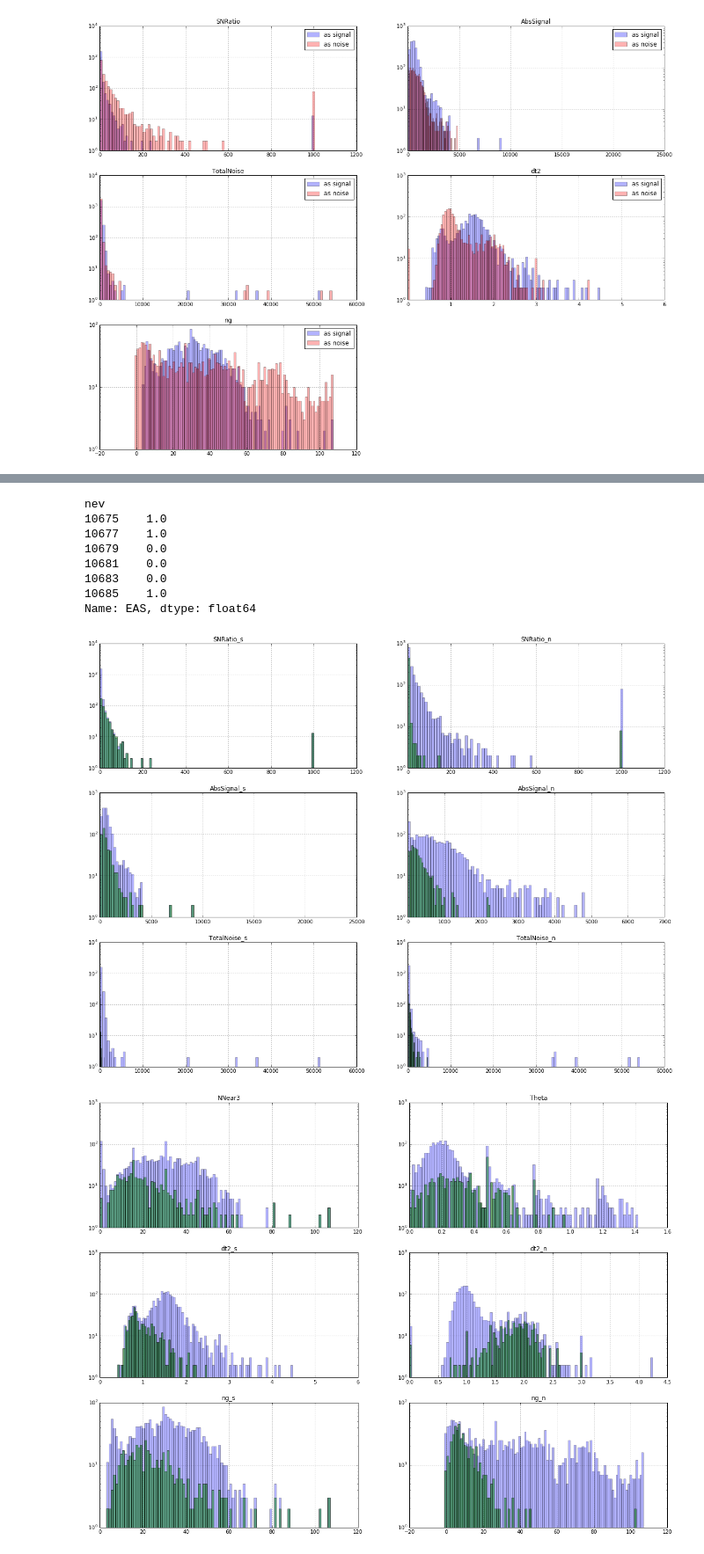
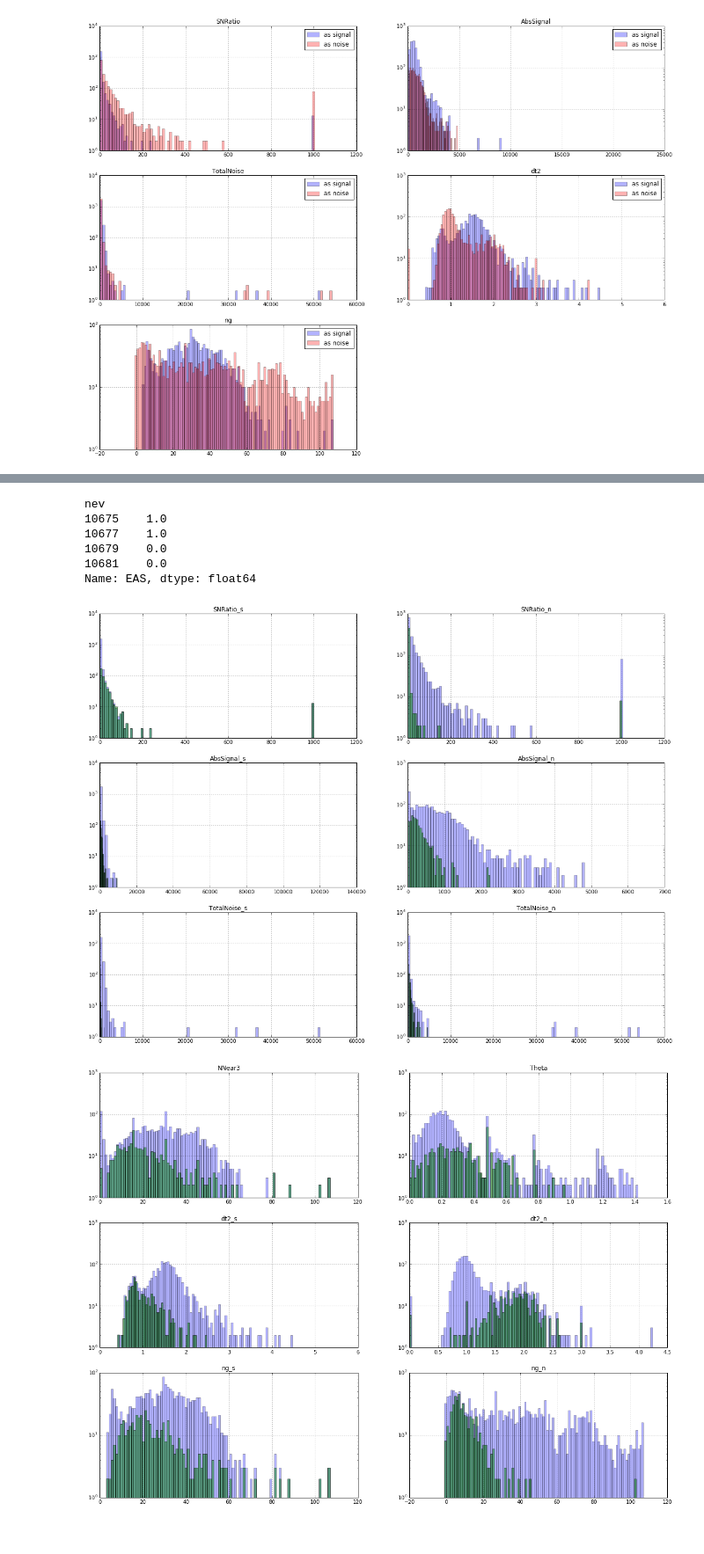
Before and after one commit to bonvech/Sphere, a Jupyter notebook: SelectEAS/SelectEAS.ipynb, the cells around one changed output, grey strips where cells are left out. Shown at 88% size. Cells and saved outputs as stored; diff of their text form; code cells hidden in the pictures.

```diff
--- a/SelectEAS/SelectEAS.ipynb
+++ b/SelectEAS/SelectEAS.ipynb
@@ -69,5 +79,0 @@ all[:][all['AbsSignal_s'] > 10000]
-# %%
-# Выбросим кадр 11048: в нем суммарный сигнал очень большой (дверь)
-all = all[:][all['AbsSignal_s'] < 100000]
-print(len(all))
-all[:3]
@@ -103,11 +100,10 @@ for i in range(len(param)//2 , len(param)):
 # %%
 sparam=['SNRatio','AbsSignal','TotalNoise','dt2','ng']
 plt.figure(figsize=(20,15))
-#plt.figure(1)
 for i in range(len(sparam)):
     plt.subplot(321+i)
-    plt.hist(all[sparam[i]+'_s'], bins = 100, alpha = 0.3, color = 'b', label=r"as signal") #, normed=True
-    plt.hist(all[sparam[i]+'_n'], bins = 100, alpha = 0.3, color = 'r', label=r"as noise")  #, normed=True
+    plt.hist(all[sparam[i]+'_s'][all['AbsSignal_s'] < 100000], bins = 100, alpha = 0.3, color = 'b', label=r"as signal") #, normed=True
+    plt.hist(all[sparam[i]+'_n'][all['AbsSignal_s'] < 100000], bins = 100, alpha = 0.3, color = 'r', label=r"as noise")  #, normed=True
     plt.title(sparam[i])
     plt.legend(loc=1)
     plt.yscale('log')
@@ -136,27 +129,24 @@ alll[:3]
 | 10679 | 0.10180 | 61.124 | 600.431 | 9 | 1.193805 | 2.939874 | 14 | 0.077615 | 218.918 | ... |
 # %%
 eas = alll['EAS']
-eas[:6]
+eas[:4]
 # %% [output]
 nev
 10675    1.0
 10677    1.0
 10679    0.0
 10681    0.0
-10683    0.0
-10685    1.0
 Name: EAS, dtype: float64
 # %%
 plt.figure(figsize=(20,15))
-plt.figure(1)
 for i in range(len(param)//2):
     plt.subplot(321+i)
     plt.hist(alll[param[i]],                 bins = 100, alpha = 0.3, color = 'b') #, normed=True)
     plt.hist(alll[param[i]][alll['EAS']==1], bins = 100, alpha = 0.5, color = 'g') #, normed=True)
     plt.title(param[i])
     plt.yscale('log')
     plt.grid()
 # %% [output]
-[figure, old version]
+[figure, new version]
 # %%
 plt.figure(figsize=(20,15))
```
Also changed, not shown: parts of 39 cells of this notebook, 10 other files.
